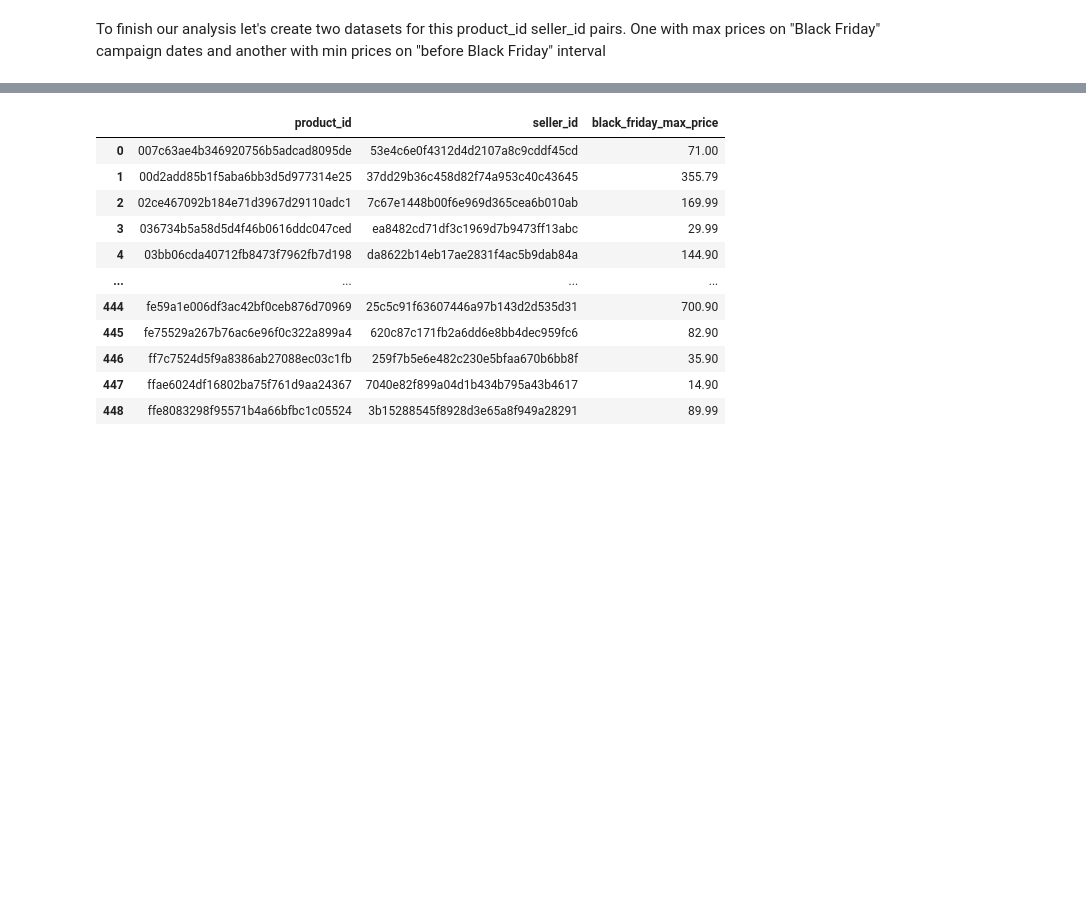
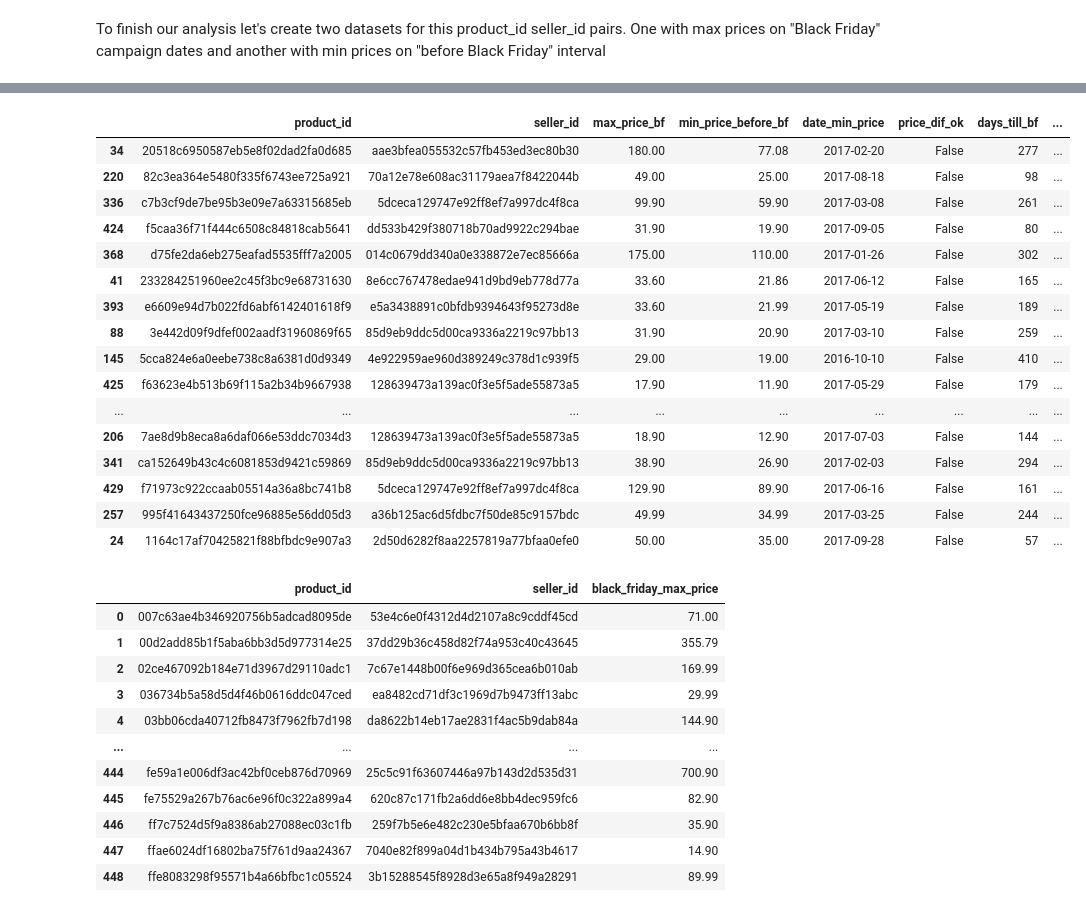
Before and after one commit to MaratJilikbaev/brazilian_e_commerce, a Jupyter notebook: research/goal_realization.ipynb, the cells around one changed output, grey strips where cells are left out. Drawn from its saved outputs; the diff is of its cells as text; code cells hidden in the pictures; blank space fills up the shorter version.

Commit message:
question 2 done

```diff
--- a/research/goal_realization.ipynb
+++ b/research/goal_realization.ipynb
@@ -1038,0 +1060,9 @@ To finish our analysis let's create two datasets for this product_id seller_id p
+# %%
+only_pairs_that_we_want_before_interval = only_pairs_that_we_want_all_interval[only_pairs_that_we_want_all_interval['order_purchase_date'] < '2017-11-24']
+only_pairs_that_we_want_bf_interval = only_pairs_that_we_want_all_interval[only_pairs_that_we_want_all_interval['order_purchase_date'] >= '2017-11-24']
+# %%
+min_price_and_date_before_bf_df = only_pairs_that_we_want_before_interval[['product_id', 'seller_id', 'price', 'order_purchase_date']]
+rank = min_price_and_date_before_bf_df.groupby(['product_id', 'seller_id'])['price'].rank('first')
+min_price_and_date_before_bf_df = min_price_and_date_before_bf_df[rank == 1]
+min_price_and_date_before_bf_df.columns = ['product_id', 'seller_id', 'min_price_before_bf', 'date_min_price']
+min_price_and_date_before_bf_df
@@ -1038,0 +1083,4 @@ To finish our analysis let's create two datasets for this product_id seller_id p
+# %%
+max_price_bf_df = only_pairs_that_we_want_bf_interval[['product_id', 'seller_id', 'price']].groupby(['product_id', 'seller_id']).max().reset_index()
+max_price_bf_df.columns = ['product_id', 'seller_id', 'max_price_bf']
+max_price_bf_df
@@ -1038,0 +1101,12 @@ To finish our analysis let's create two datasets for this product_id seller_id p
+# %%
+question_2_df = pd.merge(max_price_bf_df, min_price_and_date_before_bf_df, on=['product_id', 'seller_id'])
+question_2_df['date_min_price'] = pd.to_datetime(question_2_df['date_min_price'])
+
+question_2_df['price_dif_ok'] = question_2_df['max_price_bf'] <= question_2_df['min_price_before_bf']
+question_2_df['days_till_bf'] = question_2_df['date_min_price'].apply(lambda x: (pd.to_datetime('2017-11-24') - x).days)
+
+question_2_df['price_diff_percent'] = ((question_2_df['max_price_bf'] / question_2_df['min_price_before_bf']) - 1) * 100
+question_2_df['price_diff_percent'] = question_2_df['price_diff_percent'].apply(lambda x: 0 if x <= 0 else x)
+
+
+question_2_df
@@ -1039,3 +1142,23 @@ To finish our analysis let's create two datasets for this product_id seller_id p
+# %%
+question_2_df.sort_values('price_diff_percent', ascending=False).head(20)
+# %% [output]
+|  | product_id | seller_id | max_price_bf | min_price_before_bf | date_min_price | price_dif_ok | days_till_bf | ... |
+| 34 | 20518c6950587eb5e8f02dad2fa0d685 | aae3bfea055532c57fb453ed3ec80b30 | 180.00 | 77.08 | 2017-02-20 | False | 277 | ... |
+| 220 | 82c3ea364e5480f335f6743ee725a921 | 70a12e78e608ac31179aea7f8422044b | 49.00 | 25.00 | 2017-08-18 | False | 98 | ... |
+| 336 | c7b3cf9de7be95b3e09e7a63315685eb | 5dceca129747e92ff8ef7a997dc4f8ca | 99.90 | 59.90 | 2017-03-08 | False | 261 | ... |
+| 424 | f5caa36f71f444c6508c84818cab5641 | dd533b429f380718b70ad9922c294bae | 31.90 | 19.90 | 2017-09-05 | False | 80 | ... |
+| 368 | d75fe2da6eb275eafad5535fff7a2005 | 014c0679dd340a0e338872e7ec85666a | 175.00 | 110.00 | 2017-01-26 | False | 302 | ... |
+| 41 | 233284251960ee2c45f3bc9e68731630 | 8e6cc767478edae941d9bd9eb778d77a | 33.60 | 21.86 | 2017-06-12 | False | 165 | ... |
+| 393 | e6609e94d7b022fd6abf6142401618f9 | e5a3438891c0bfdb9394643f95273d8e | 33.60 | 21.99 | 2017-05-19 | False | 189 | ... |
+| 88 | 3e442d09f9dfef002aadf31960869f65 | 85d9eb9ddc5d00ca9336a2219c97bb13 | 31.90 | 20.90 | 2017-03-10 | False | 259 | ... |
+| 145 | 5cca824e6a0eebe738c8a6381d0d9349 | 4e922959ae960d389249c378d1c939f5 | 29.00 | 19.00 | 2016-10-10 | False | 410 | ... |
+| 425 | f63623e4b513b69f115a2b34b9667938 | 128639473a139ac0f3e5f5ade55873a5 | 17.90 | 11.90 | 2017-05-29 | False | 179 | ... |
+| ... | ... | ... | ... | ... | ... | ... | ... | ... |
+| 206 | 7ae8d9b8eca8a6daf066e53ddc7034d3 | 128639473a139ac0f3e5f5ade55873a5 | 18.90 | 12.90 | 2017-07-03 | False | 144 | ... |
+| 341 | ca152649b43c4c6081853d9421c59869 | 85d9eb9ddc5d00ca9336a2219c97bb13 | 38.90 | 26.90 | 2017-02-03 | False | 294 | ... |
+| 429 | f71973c922ccaab05514a36a8bc741b8 | 5dceca129747e92ff8ef7a997dc4f8ca | 129.90 | 89.90 | 2017-06-16 | False | 161 | ... |
+| 257 | 995f41643437250fce96885e56dd05d3 | a36b125ac6d5fdbc7f50de85c9157bdc | 49.99 | 34.99 | 2017-03-25 | False | 244 | ... |
+| 24 | 1164c17af70425821f88bfbdc9e907a3 | 2d50d6282f8aa2257819a77bfaa0efe0 | 50.00 | 35.00 | 2017-09-28 | False | 57 | ... |
 # %%
 black_friday_sales = black_friday_sales.merge(more_than_one_count_product_id_seller_id_prices[['product_id', 'seller_id']], on=['product_id', 'seller_id'])
 black_friday_sales_max_price = black_friday_sales[['product_id', 'seller_id', 'price']].groupby(['product_id', 'seller_id']).max().reset_index()
```
Also changed, not shown: parts of 6 cells of this notebook.
